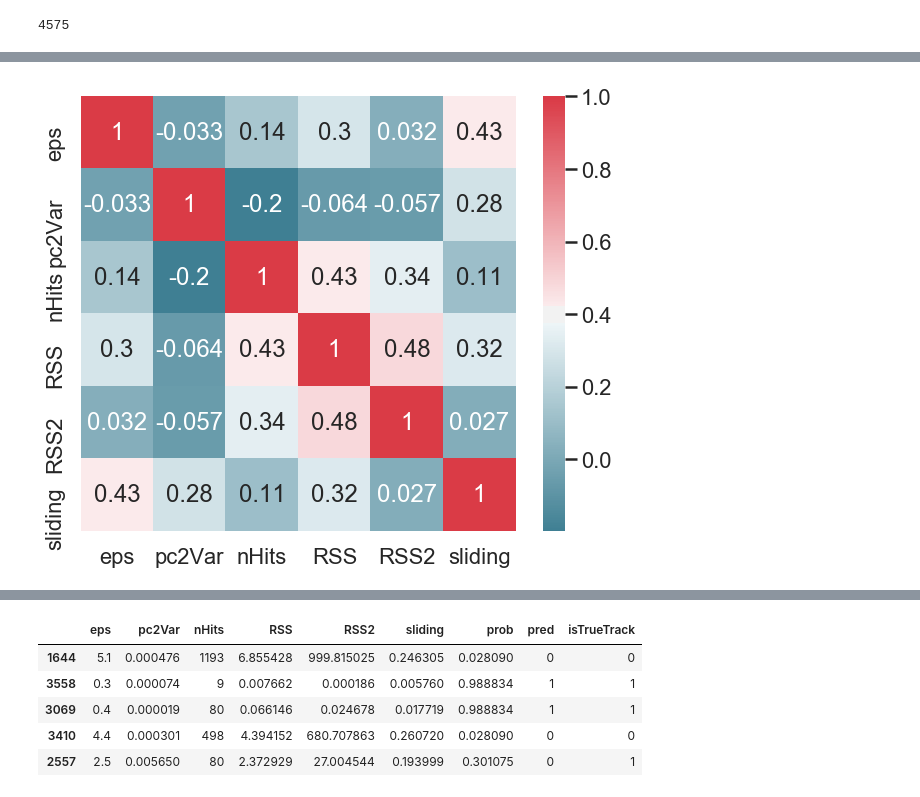
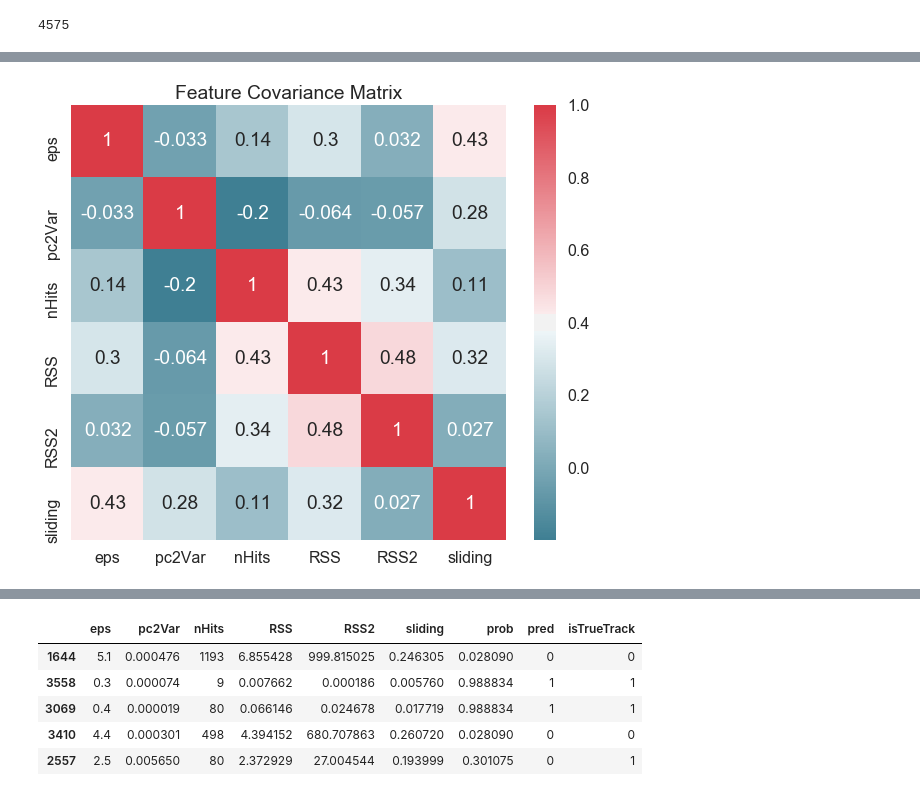
Before and after one commit to daanyaal1/Pandora-Masters-Project, a Jupyter notebook: Code/graphs.ipynb, the cells around one changed output, grey strips where cells are left out. Drawn from its saved outputs; the diff is of its cells as text; code cells hidden in the pictures.

Commit message:
Added Title to Covariance Matrix

```diff
--- a/Code/graphs.ipynb
+++ b/Code/graphs.ipynb
@@ -40,11 +48,12 @@ fig
 # %%
 f, ax = plt.subplots(figsize=(10, 8))
 corr = df_cut[variables].corr()
 sns.heatmap(corr, mask=np.zeros_like(corr, dtype=np.bool), cmap=sns.diverging_palette(220, 10, as_cmap=True),
             square=True, ax=ax, annot = corr)
+plt.title("Feature Covariance Matrix")
 plt.show()
 # %% [output]
-[figure, old version]
+[figure, new version]
 # %%
 df.head()
 # %% [output]
```
Also changed, not shown: parts of 7 cells of this notebook.
